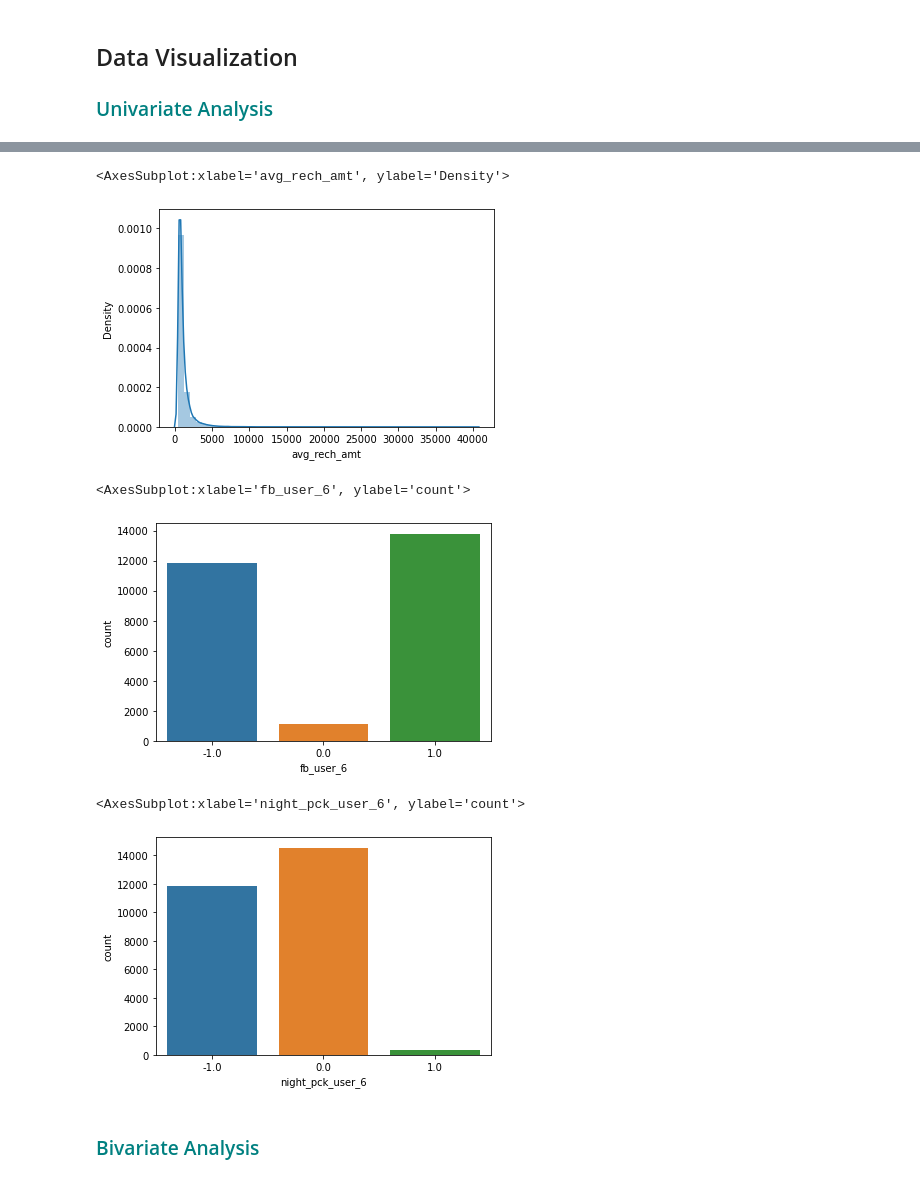
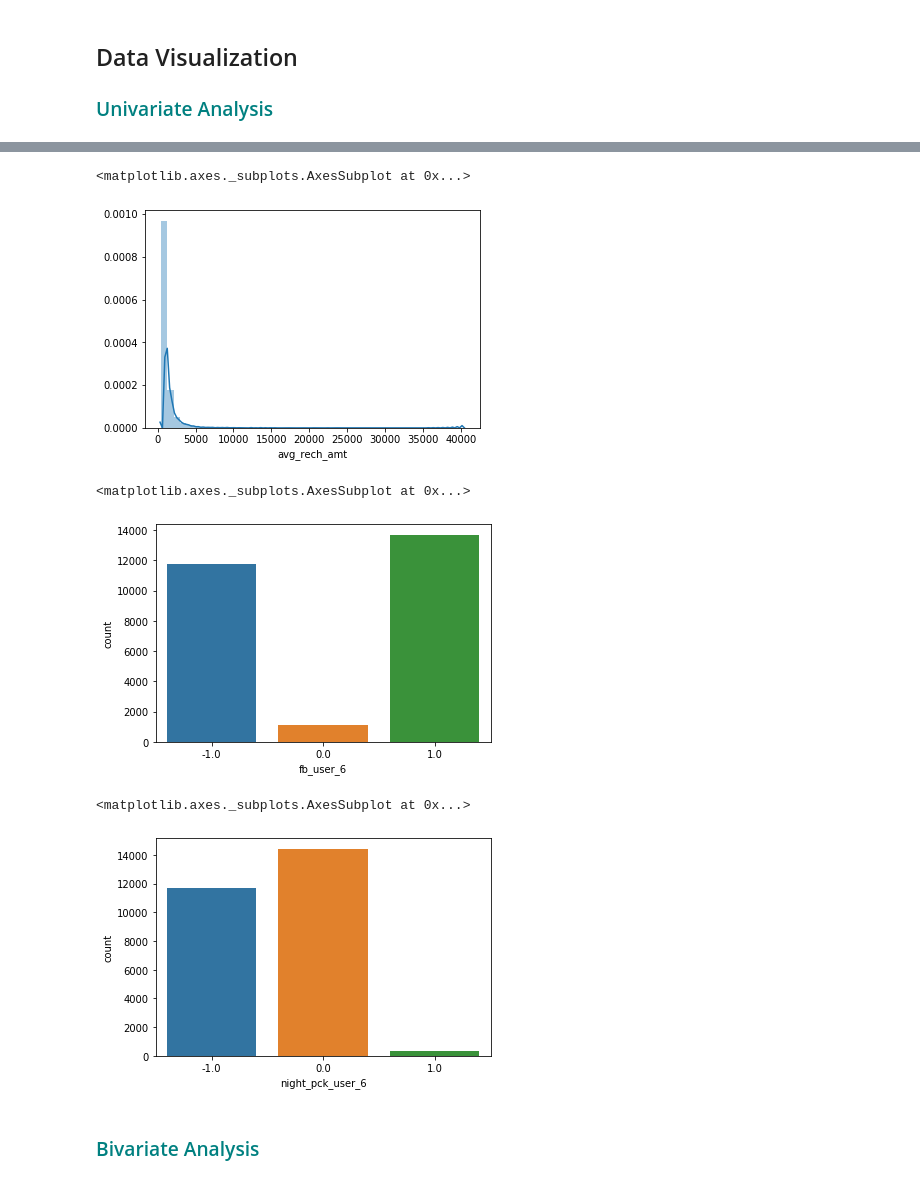
Before and after one commit to ved0507/telcom-churn-2021, a Jupyter notebook: Telcom_churn.ipynb, the cells around one changed output, grey strips where cells are left out. Drawn from its saved outputs; the diff is of its cells as text; code cells hidden in the pictures.

```diff
--- a/Telcom_churn.ipynb
+++ b/Telcom_churn.ipynb
@@ -510,18 +514,18 @@ sns.distplot(df.avg_rech_amt)
 # %%
-sns.distplot(df.avg_rech_amt)
+sns.distplot(df_churn.avg_rech_amt)
 # %% [output]
-<AxesSubplot:xlabel='avg_rech_amt', ylabel='Density'>
+<matplotlib.axes._subplots.AxesSubplot at 0x...>
-[figure, old version]
+[figure, new version]
 # %%
-sns.countplot(df.fb_user_6)
+sns.countplot(df_churn.fb_user_6)
 # %% [output]
-<AxesSubplot:xlabel='fb_user_6', ylabel='count'>
+<matplotlib.axes._subplots.AxesSubplot at 0x...>
-[figure, old version]
+[figure, new version]
 # %%
-sns.countplot(df.night_pck_user_6)
+sns.countplot(df_churn.night_pck_user_6)
 # %% [output]
-<AxesSubplot:xlabel='night_pck_user_6', ylabel='count'>
+<matplotlib.axes._subplots.AxesSubplot at 0x...>
-[figure, old version]
+[figure, new version]
 # %% [markdown]
 ### <font color="teal"> Bivariate Analysis </font>
 # %%
```
Also changed, not shown: parts of 42 cells of this notebook.
